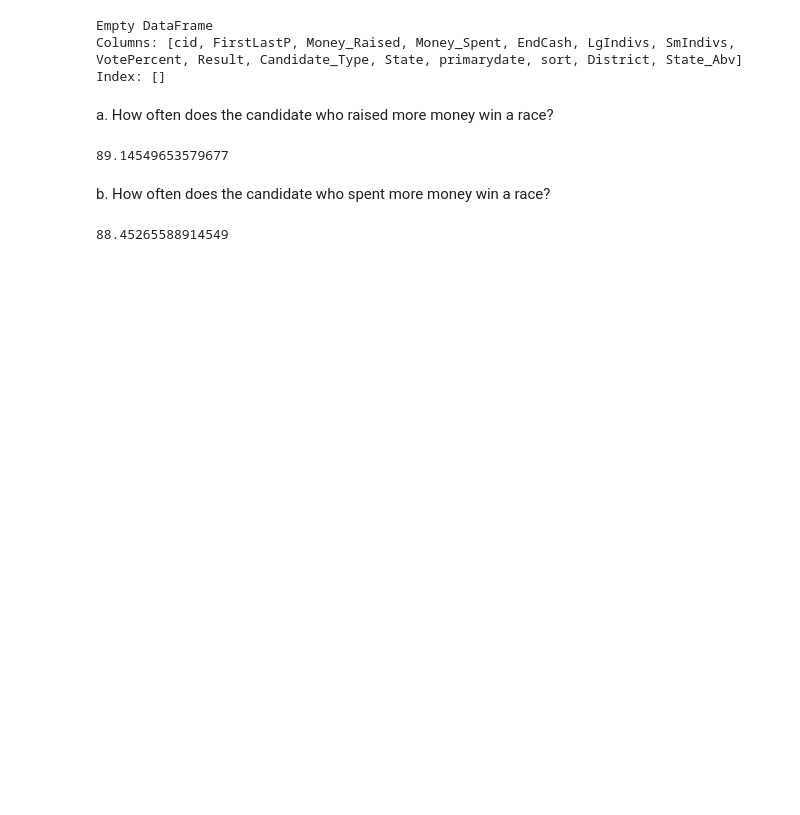
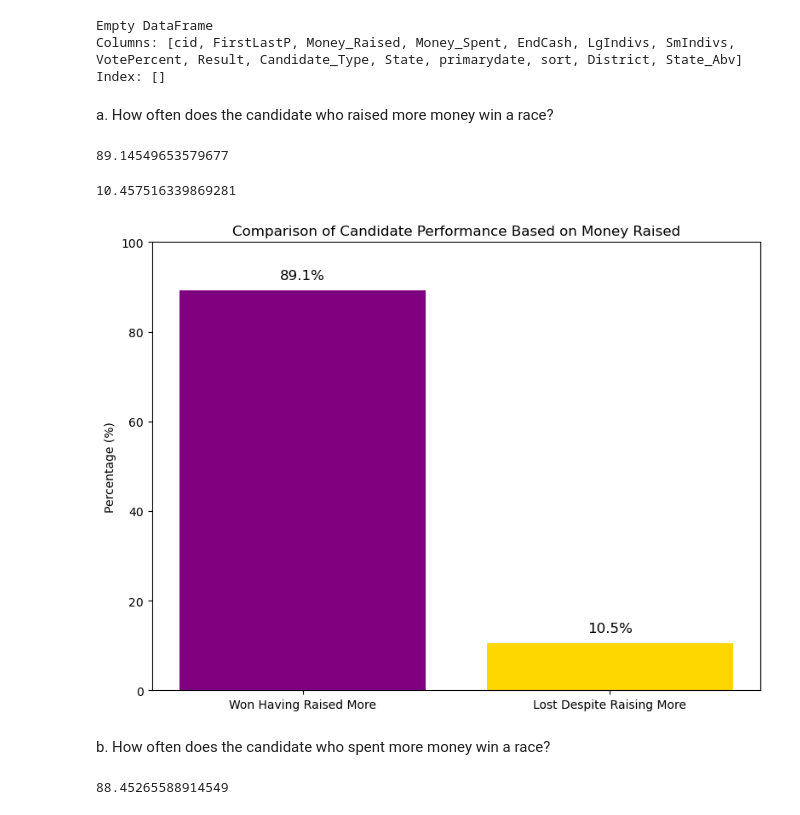
Before and after one commit to nss-data-science-cohort-8/open-secrets-three-musketeers, a Jupyter notebook: notebooks/Data_Analysis_politicaldistribution_LJ.ipynb, the cells around one changed output. Saved outputs shown, nothing was run; the diff lists cells and outputs as text; code cells hidden in the pictures; blank space fills up the shorter version.

Commit message:
Included other's work and graphs

```diff
--- a/notebooks/Data_Analysis_politicaldistribution_LJ.ipynb
+++ b/notebooks/Data_Analysis_politicaldistribution_LJ.ipynb
@@ -92,6 +74,48 @@ candidate_win_raised_percentage = 100 * candidate_win_raised_count/len(df_clean[
 candidate_win_raised_percentage
 # %% [output]
 89.14549653579677
+# %%
+df_clean['Money_Raised'] = df_clean['Money_Raised'].fillna(0)
+
+grouped = df_clean.groupby(['State', 'District'])
+
+candidate_raised_more_lost_count = 0
+
+for (state, district), group in grouped:
+    top_raised_candidate_rcpts = group['Money_Raised'].max()
+
+    top_raised_candidate = group.loc[group['Money_Raised'] == top_raised_candidate_rcpts]
+
+    if 'L' in top_raised_candidate['Result'].values:
+        candidate_raised_more_lost_count += 1
+candidate_raised_more_lost_percentage = 100 * candidate_raised_more_lost_count / len(df_clean[df_clean['Result'] == 'L'])
+candidate_raised_more_lost_percentage
+# %% [output]
+10.457516339869281
+# %%
+data = {
+    'Won Having Raised More': candidate_win_raised_percentage,
+    'Lost Despite Raising More': candidate_raised_more_lost_percentage
+}
+
+fig, ax = plt.subplots(figsize=(8, 6))
+
+bars = ax.bar(data.keys(), data.values(), color=['purple', 'gold'])
+
+ax.set_ylabel('Percentage (%)')
+ax.set_title('Comparison of Candidate Performance Based on Money Raised')
+ax.set_ylim(0, 100)
+
+for bar in bars:
+    yval = bar.get_height()
+    ax.text(bar.get_x() + bar.get_width() / 2, yval + 2, f'{yval:.1f}%', ha='center', va='bottom', fontsize=12)
+
+plt.tight_layout()
+
+plt.savefig('Money_Raised_percent.png', dpi=150)
+plt.show()
+# %% [output]
+[figure, added]
 # %% [markdown]
 b. How often does the candidate who spent more money win a race?
 # %%
```
Also changed, not shown: parts of 16 cells of this notebook.
